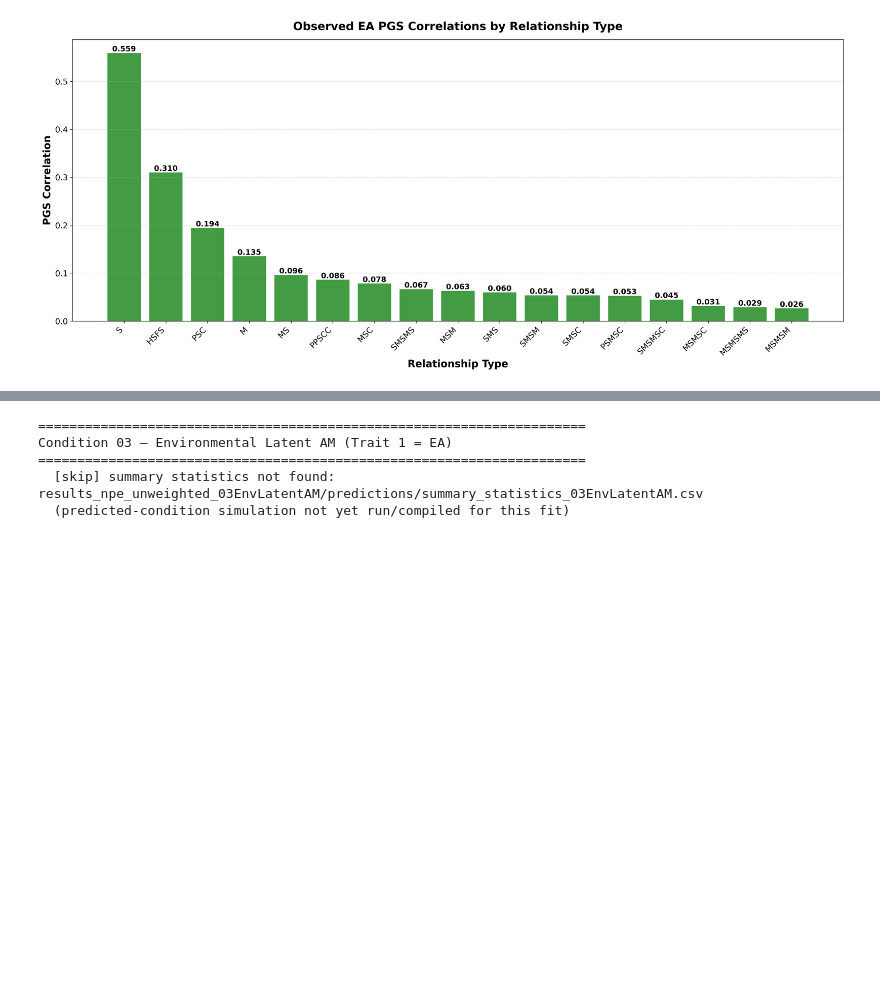
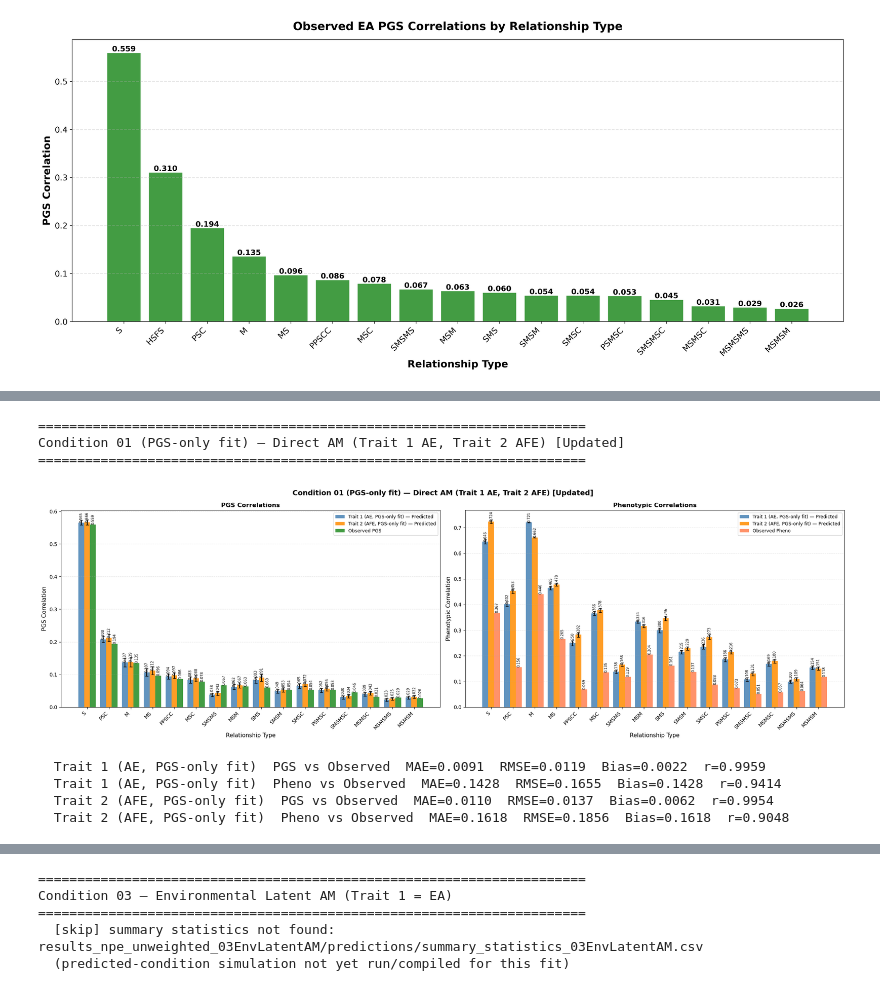
Before and after one commit to Xuanyu-Lyu/PGS_Cor_Relative, a Jupyter notebook: Scripts/nn_NPE/Analysis_NPE.ipynb, the cells around one changed output, grey strips where cells are left out. Cells and saved outputs as stored; diff of their text form; code cells hidden in the pictures; blank space fills up the shorter version.

```diff
--- a/Scripts/nn_NPE/Analysis_NPE.ipynb
+++ b/Scripts/nn_NPE/Analysis_NPE.ipynb
@@ -270 +299,13 @@ Condition 01 — Direct AM (Trait 1 AE, Trait 2 AFE)
+# %%
+cond = CONDITIONS[1]
+plot_condition(cond["label"], cond["csv"], cond["traits"])
+# %% [output]
+======================================================================
+Condition 01 (PGS-only fit) — Direct AM (Trait 1 AE, Trait 2 AFE) [Updated]
+======================================================================
+[figure, added]
+  Trait 1 (AE, PGS-only fit)  PGS vs Observed  MAE=0.0091  RMSE=0.0119  Bias=0.0022  r=0.9959
+  Trait 1 (AE, PGS-only fit)  Pheno vs Observed  MAE=0.1428  RMSE=0.1655  Bias=0.1428  r=0.9414
+  Trait 2 (AFE, PGS-only fit)  PGS vs Observed  MAE=0.0110  RMSE=0.0137  Bias=0.0062  r=0.9954
+  Trait 2 (AFE, PGS-only fit)  Pheno vs Observed  MAE=0.1618  RMSE=0.1856  Bias=0.1618  r=0.9048
 # %% [markdown]
```
Also changed, not shown: parts of 14 cells of this notebook, 4 other files.
